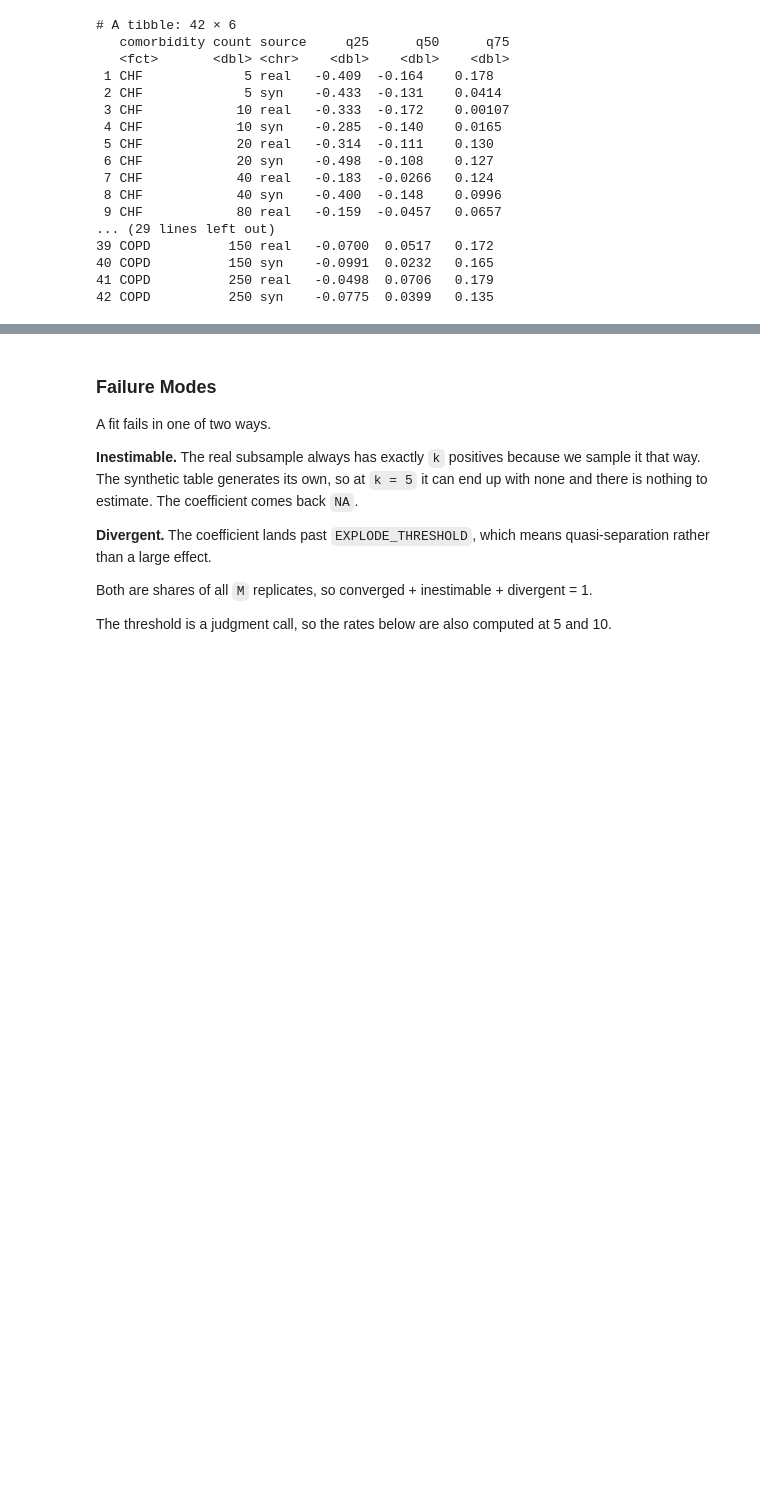
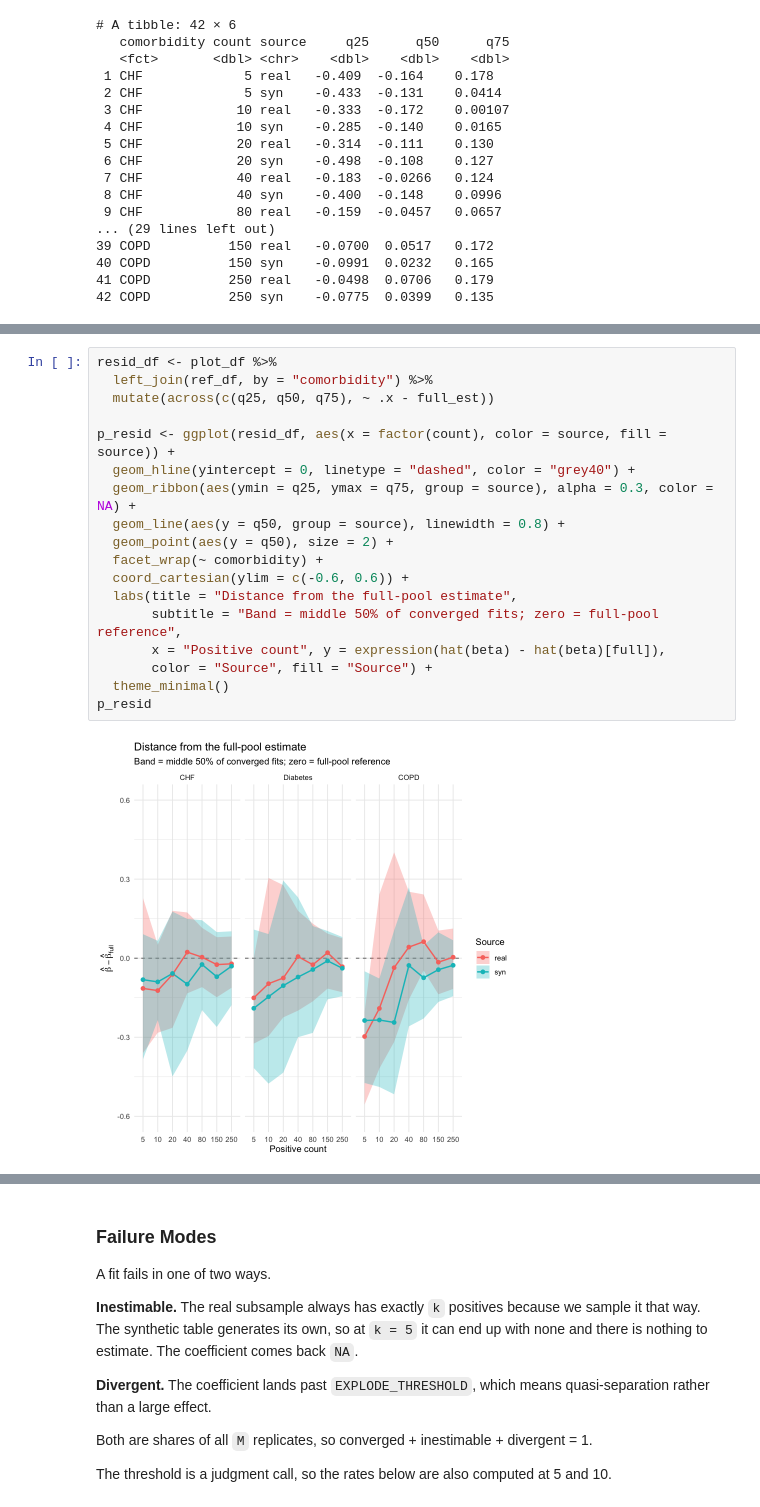
Before and after one commit to ShengPeiWilliam/mimic-synthetic-fidelity, a Jupyter notebook: code/mimic-fidelity-analysis.ipynb, the cells around one changed output, grey strips where cells are left out. Cells and saved outputs as stored; diff of their text form; blank space fills up the shorter version.

```diff
--- a/code/mimic-fidelity-analysis.ipynb
+++ b/code/mimic-fidelity-analysis.ipynb
@@ -767,0 +941,20 @@ plot_df %>%
+# %%
+resid_df <- plot_df %>%
+  left_join(ref_df, by = "comorbidity") %>%
+  mutate(across(c(q25, q50, q75), ~ .x - full_est))
+
+p_resid <- ggplot(resid_df, aes(x = factor(count), color = source, fill = source)) +
+  geom_hline(yintercept = 0, linetype = "dashed", color = "grey40") +
+  geom_ribbon(aes(ymin = q25, ymax = q75, group = source), alpha = 0.3, color = NA) +
+  geom_line(aes(y = q50, group = source), linewidth = 0.8) +
+  geom_point(aes(y = q50), size = 2) +
+  facet_wrap(~ comorbidity) +
+  coord_cartesian(ylim = c(-0.6, 0.6)) +
+  labs(title = "Distance from the full-pool estimate",
+       subtitle = "Band = middle 50% of converged fits; zero = full-pool reference",
+       x = "Positive count", y = expression(hat(beta) - hat(beta)[full]),
+       color = "Source", fill = "Source") +
+  theme_minimal()
+p_resid
+# %% [output]
+[figure, added]
```
Also changed, not shown: parts of 23 cells of this notebook.
